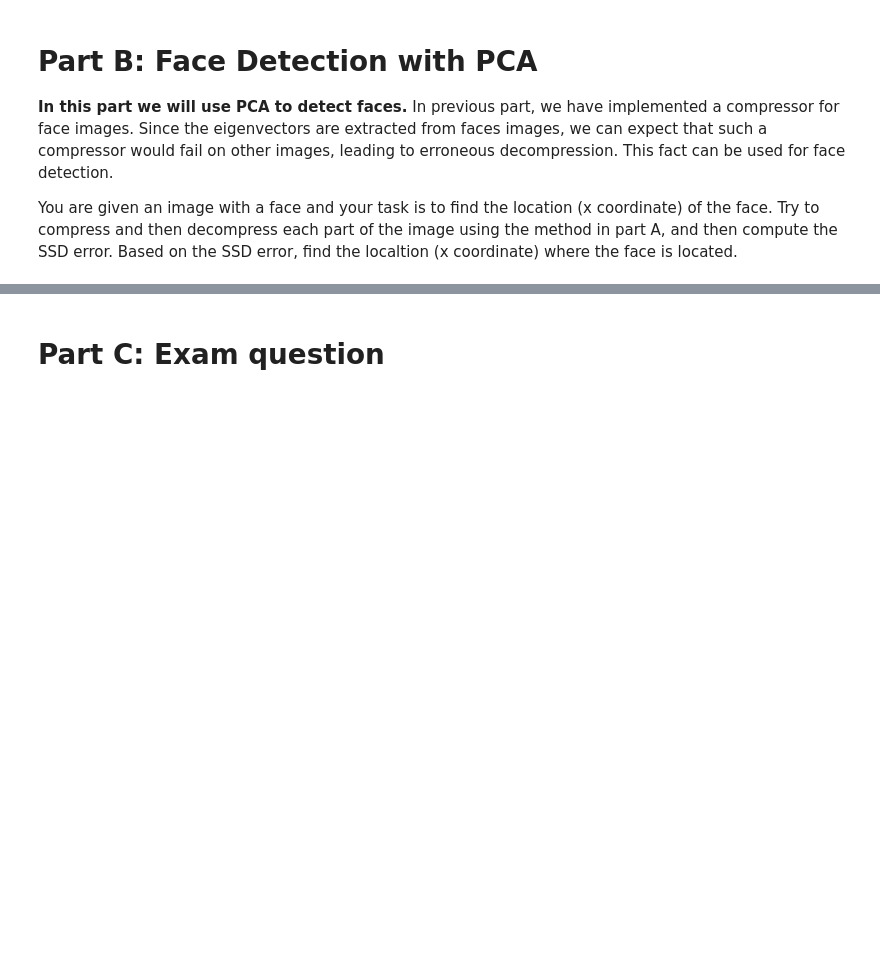
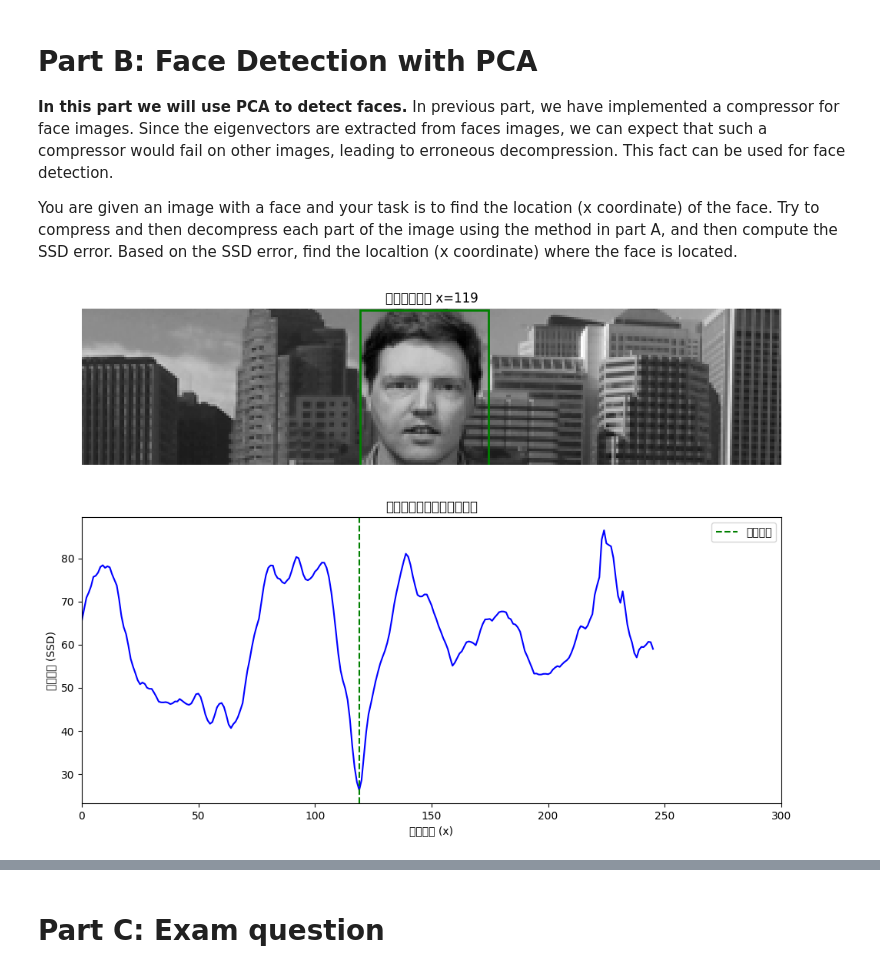
Before and after one commit to htark1993/viscomp2024, a Jupyter notebook: Exercises/W5/W5_exercise.ipynb, the cells around one changed output, grey strips where cells are left out. Saved outputs shown, nothing was run; the diff lists cells and outputs as text; code cells hidden in the pictures; blank space fills up the shorter version.

```diff
--- a/Exercises/W5/W5_exercise.ipynb
+++ b/Exercises/W5/W5_exercise.ipynb
@@ -142,38 +248,86 @@ print(ssd_error)
 You are given an image with a face and your task is to find the location (x coordinate) of the face.
 Try to compress and then decompress each part of the image using the method in part A, and then compute the SSD error. Based on the SSD error, find the localtion (x coordinate) where the face is located.
 # %%
-import matplotlib.pyplot as plt
+# 假设已经定义了以下变量：
+# eigenvectors: 从之前的PCA中得到的特征向量，形状为 (原始维度, num_eigenvectors)
+# w: 窗口的宽度
+# h: 窗口的高度
 import matplotlib.patches as patches
+# 这里假设 w 和 h 已经定义，例如：
+w, h = 55, 67  # 根据需要调整窗口大小
 
-image = imread('FaceDetection.bmp')[:h,:]/255.
-h_,w_ = image.shape
+# 读取并预处理图像
+image = imread('FaceDetection.bmp')[:h, :]/255.0  # 读取图像并归一化
+h_, w_ = image.shape
 
 errors = []
 
-# iterate over each part of the image
-for x in range(w_-w):
-    image_crop = image[:,x:x+w].flatten()
+# 遍历图像的每一个可能的窗口位置
+for x in range(w_ - w + 1):
+    # 截取当前窗口的图像块并展平为向量
+    image_crop = image[:, x:x + w].flatten()
 
-    error = # Your lines here. Compress and decompress the image patch and compute the reconstruction error.
+    # 中心化
+    normalized_crop = image_crop - mean
 
+    # 压缩图像块：将图像向量投影到特征空间
+    compressed = eigenvectors.T @ normalized_crop  # 得到压缩后的向量，长度为 num_eigenvectors
+
+    # 解压缩图像块：将压缩向量重构回原始维度并加回均值
+    decompressed = eigenvectors @ compressed + mean  # 重构后的图像向量
+
+    # 计算重构误差（均方误差）
+    error = np.linalg.norm(decompressed - image_crop) ** 2
     errors.append(error)
 
-    fig, ax = plt.subplots(2,1)
-    rect = patches.Rectangle((x,0),w,h,linewidth=3,edgecolor='r',facecolor='none')
-    ax[0].imshow(image,cmap='gray')
+    # 可视化当前窗口和误差曲线
+    fig, ax = plt.subplots(2, 1, figsize=(10, 8))
+
+    # 在原始图像上绘制当前窗口的矩形
+    rect = patches.Rectangle((x, 0), w, h, linewidth=2, edgecolor='r', facecolor='none')
+    ax[0].imshow(image, cmap='gray')
     ax[0].add_patch(rect)
-    ax[1].plot(np.arange(x+1)+w//2,np.array(errors))
-    ax[1].set_xlim([0,w_])
-    IPython.display.clear_output(True)
-    show()
+    ax[0].set_title('当前窗口位置')
+    ax[0].axis('off')
 
+    # 绘制误差曲线
+    ax[1].plot(range(len(errors)), errors, color='b')
+    ax[1].set_title('重构误差随窗口位置的变化')
+    ax[1].set_xlabel('窗口位置 (x)')
+    ax[1].set_ylabel('重构误差 (SSD)')
+    ax[1].set_xlim([0, w_])
+
+    # 动态刷新输出
+    plt.tight_layout()
+    clear_output(wait=True)
+    plt.show()
+
+# 找到误差最小的窗口位置
 x_best = np.argmin(errors)
-fig, ax = plt.subplots(2,1)
-rect = patches.Rectangle((x_best,0),w,h,linewidth=3,edgecolor='g',facecolor='none')
 
-ax[0].imshow(image,cmap='gray')
+# 可视化最佳窗口位置和误差曲线
+fig, ax = plt.subplots(2, 1, figsize=(10, 8))
+
+# 在原始图像上绘制最佳窗口的绿色矩形
+rect = patches.Rectangle((x_best, 0), w, h, linewidth=2, edgecolor='g', facecolor='none')
+ax[0].imshow(image, cmap='gray')
 ax[0].add_patch(rect)
-ax[1].plot(np.arange(x+1)+w//2,np.array(errors))
-ax[1].set_xlim([0,w_])
-IPython.display.clear_output(True)
-show()
+ax[0].set_title(f'最佳窗口位置 x={x_best}')
+ax[0].axis('off')
+
+# 绘制误差曲线
+ax[1].plot(range(len(errors)), errors, color='b')
+ax[1].axvline(x=x_best, color='g', linestyle='--', label='最佳位置')
+ax[1].set_title('重构误差随窗口位置的变化')
+ax[1].set_xlabel('窗口位置 (x)')
+ax[1].set_ylabel('重构误差 (SSD)')
+ax[1].set_xlim([0, w_])
+ax[1].legend()
+
+plt.tight_layout()
+clear_output(wait=True)
+plt.show()
+
+print(f'最佳窗口位置在 x = {x_best}，对应的最小重构误差为 {errors[x_best]}')
+# %% [output]
+[figure, added]
```
Also changed, not shown: parts of 12 cells of this notebook, 2 other files.
